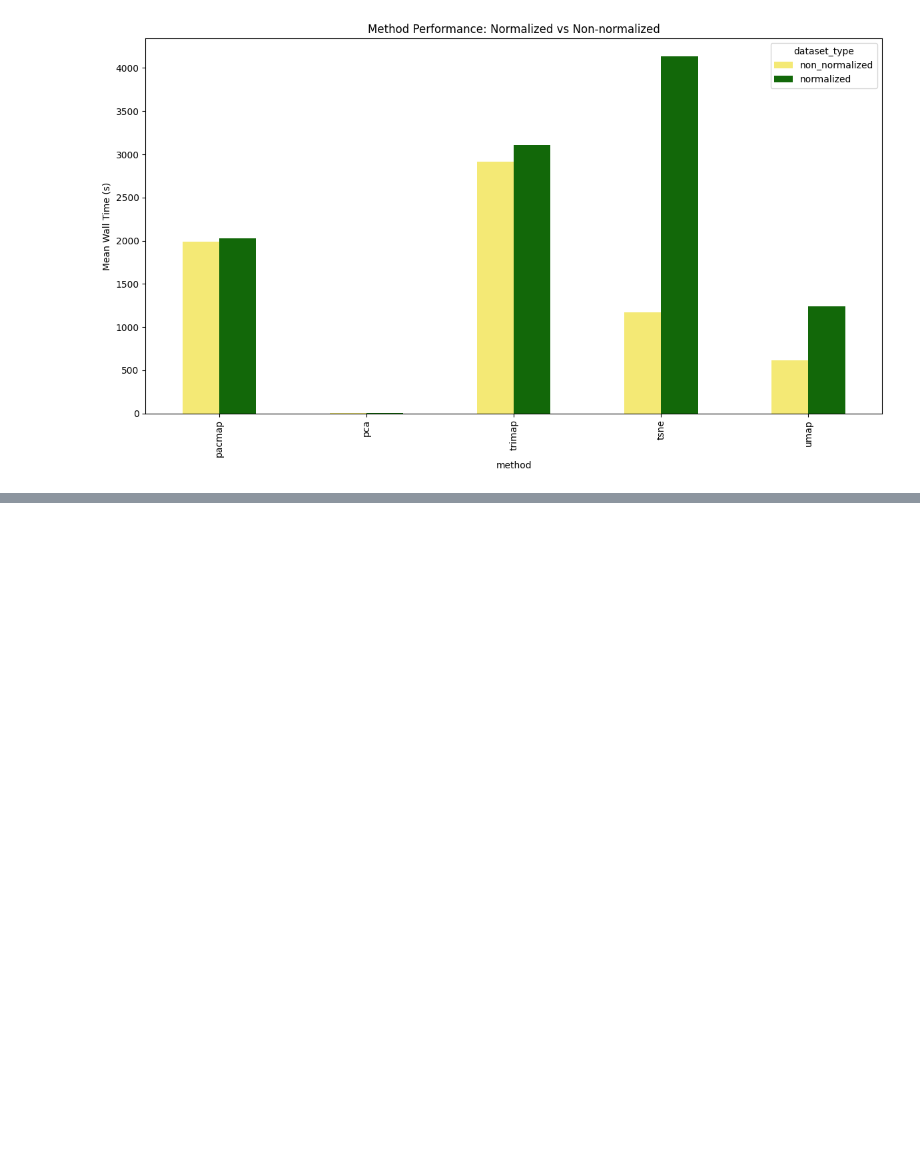
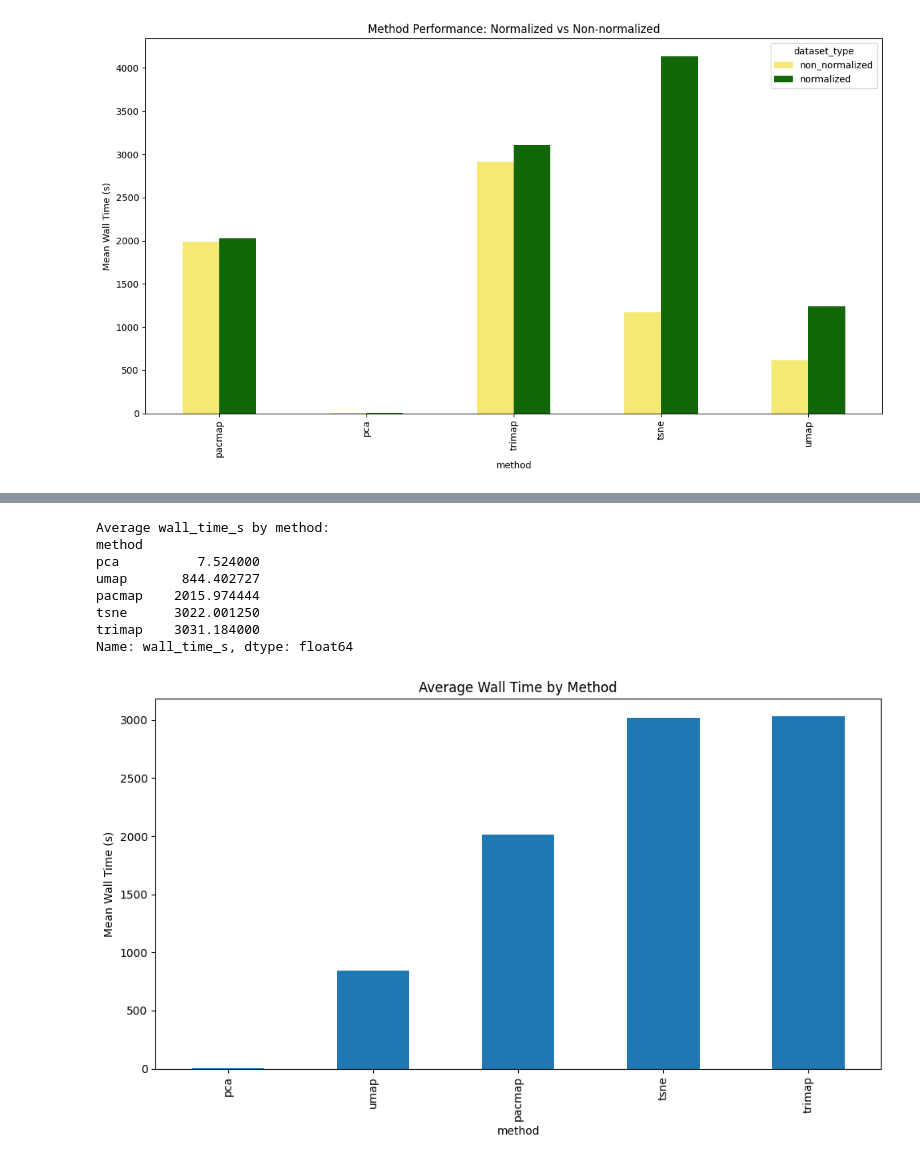
Before and after one commit to pniaczek/LSC_Dimensionality_Reduction, a Jupyter notebook: results_analysis/results_analysis.ipynb, the cells around one changed output, grey strips where cells are left out. Saved outputs shown, nothing was run; the diff lists cells and outputs as text; code cells hidden in the pictures; blank space fills up the shorter version.

```diff
--- a/results_analysis/results_analysis.ipynb
+++ b/results_analysis/results_analysis.ipynb
@@ -173,7 +173,7 @@ for time_file_path in RESULTS_DIR.rglob("*_time.txt"):
         method = None
         normalized = "non_normalized"
         arch = "cpu"
-        precomputed_pca = None
+        precomputed_pca = False
 
         for part in parts_with_os_sep:
             part = part.lower() # just to make sure
@@ -724,0 +742,20 @@ umap              618.327143  1240.035000
+# %%
+# filepath: c:\Users\basia\Desktop\Semestr_letni_8\LCS\projekt_2\LSC_Dimensionality_Reduction\results_analysis\results_analysis.ipynb
+# ...existing code...
+# Average wall time per method
+mean_time_by_method = df_experiments.groupby('method')['wall_time_s'].mean().sort_values()
+print("\nAverage wall_time_s by method:")
+print(mean_time_by_method)
+mean_time_by_method.plot(kind='bar', title='Average Wall Time by Method', ylabel='Mean Wall Time (s)', figsize=(10,6))
+plt.tight_layout()
+plt.show()
+# %% [output]
+Average wall_time_s by method:
+method
+pca          7.524000
+umap       844.402727
+pacmap    2015.974444
+tsne      3022.001250
+trimap    3031.184000
+Name: wall_time_s, dtype: float64
+[figure, added]
```
Also changed, not shown: parts of 8 cells of this notebook.
